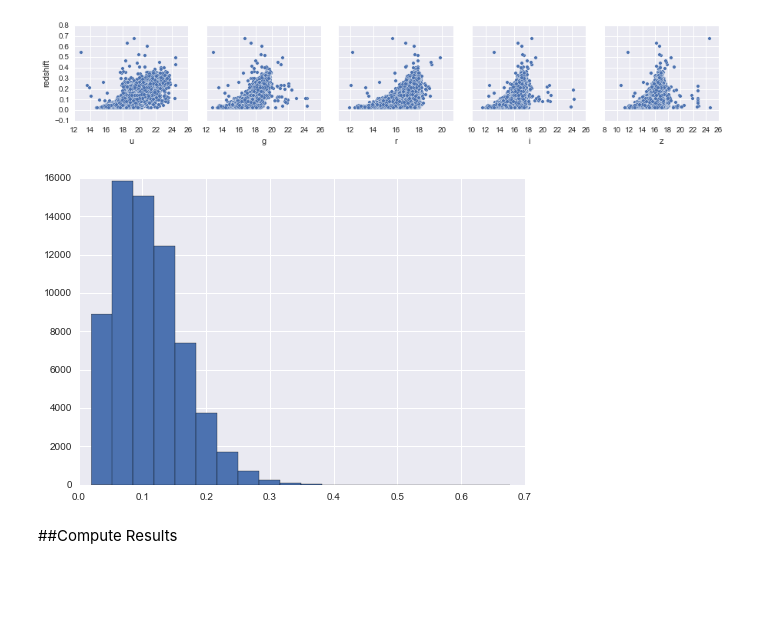
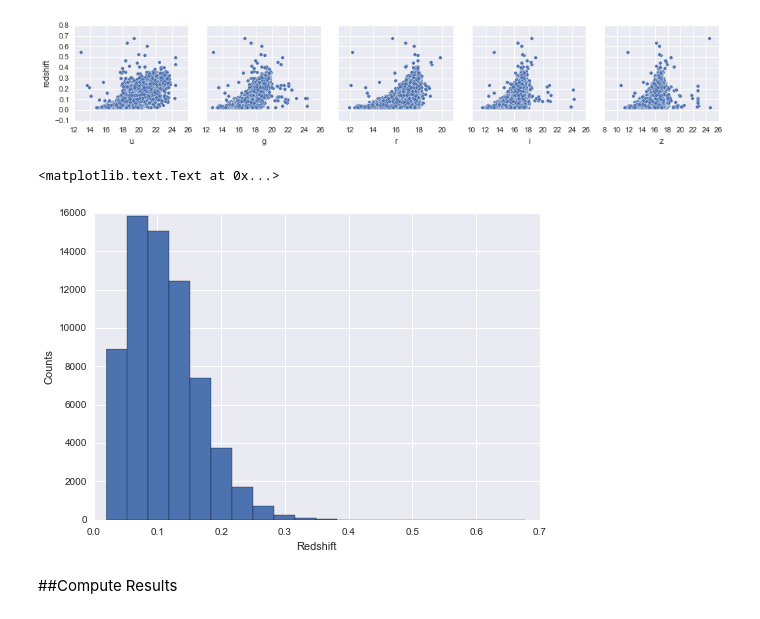
Before and after one commit to NobleKennamer/astro_porject, a Jupyter notebook: redshift.ipynb, the cells around one changed output. Drawn from its saved outputs; the diff is of its cells as text; code cells hidden in the pictures; blank space fills up the shorter version.

```diff
--- a/redshift.ipynb
+++ b/redshift.ipynb
@@ -49,8 +51,11 @@ sns.pairplot(redshift_df, y_vars=col_names[-1], x_vars=col_names[:-1], palette='
 [figure]
 # %%
 n, bins, patches = plt.hist(redshift_df['redshift'], bins=20)
+plt.xlabel('Redshift')
+plt.ylabel('Counts')
 # %% [output]
+<matplotlib.text.Text at 0x...>
-[figure, old version]
+[figure, new version]
 # %%
 colors_train, colors_test, redshift_train, redshift_test = train_test_split(mags, redshifts,
                                                                             test_size=0.25, random_state=13)
```
Also changed, not shown: parts of 7 cells of this notebook.
